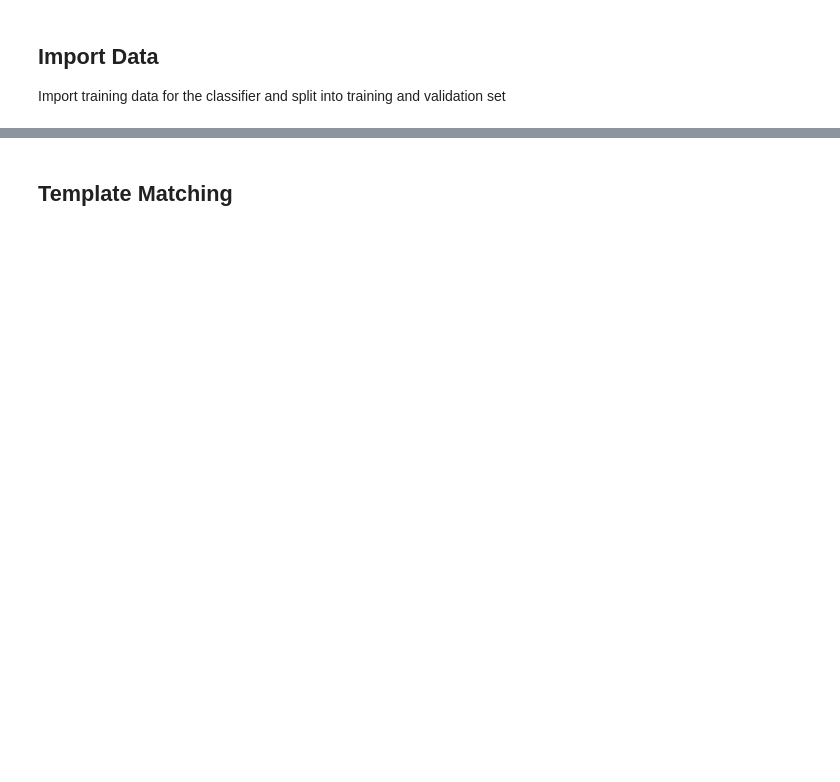
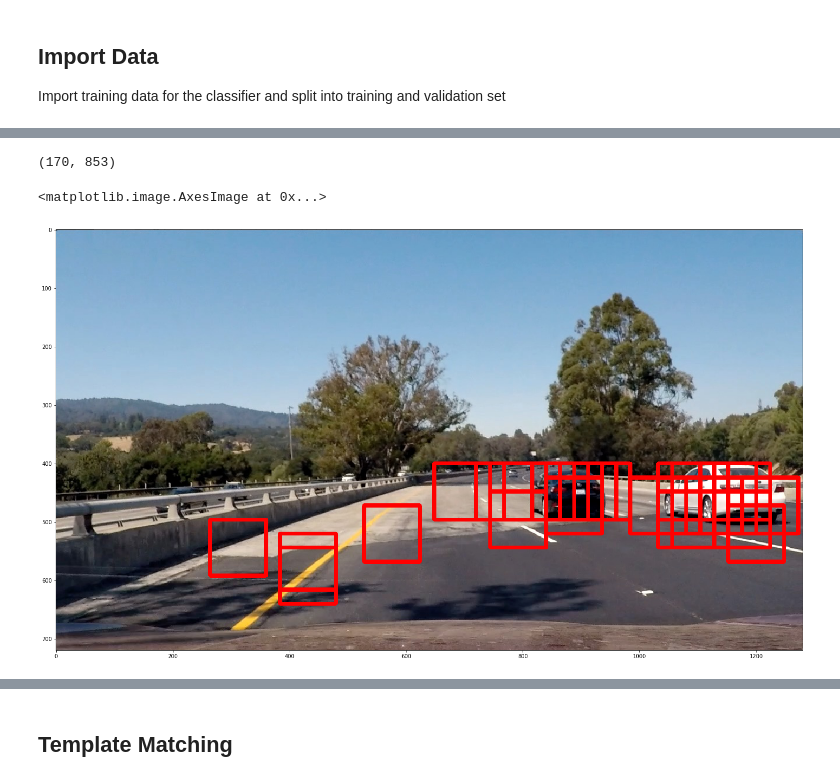
Before and after one commit to lhyleonghuiyu/CarND-Vehicle-Detection, a Jupyter notebook: starter.ipynb, the cells around one changed output, grey strips where cells are left out. Drawn from its saved outputs; the diff is of its cells as text; code cells hidden in the pictures; blank space fills up the shorter version.

```diff
--- a/starter.ipynb
+++ b/starter.ipynb
@@ -271,7 +308,7 @@ nonvehicle_list = []
 for dir in os.listdir('./vehicles/'):
     path = './vehicles/' + dir + '/'
     for filename in glob.glob(path+'*.png'): #assuming gif
-        vehicle_list.append(path+filename)
+        vehicle_list.append(filename)
 
 for dir in os.listdir('./non-vehicles/'):
     path = './non-vehicles/' + dir + '/'
@@ -294,0 +317,18 @@ Y.shape
+# %%
+#Split into training and validation set
+
+car_features = extract_features(vehicle_list, cspace='HLS', spatial_size=(32, 32),
+                        hist_bins=32, hist_range=(0, 256))
+noncar_features = extract_features(nonvehicle_list, cspace='HLS')
+X = np.vstack((car_features, noncar_features)).astype(np.float64)
+X_scaler = StandardScaler().fit(X)
+# Apply the scaler to X
+scaled_X = X_scaler.transform(X)
+
+#Prepare y dataset
+y_vehicles = np.ones(len(vehicle_list))
+y_nonvehicles = np.zeros(len(nonvehicle_list))
+Y = np.append(y_vehicles, y_nonvehicles)
+# %%
+#split data
+X_train, X_test, Y_train, Y_test = train_test_split(scaled_X, Y, test_size=0.2, random_state=np.random.randint(0,100))
@@ -294,0 +503,17 @@ Y.shape
+# %%
+#Lesson Code
+pic = cv2.imread('./test_images/test4.jpg')
+ystart = 400
+ystop = 656
+scale = 1.5
+
+rectangles = find_cars(pic, ystart, ystop, scale, clf, X_scaler, orient=9, pix_per_cell=8, cell_per_block=2, spatial_size=(32,32), hist_bins=32)
+draw_img = np.copy(pic)
+for rectangle in rectangles:
+    cv2.rectangle(draw_img, rectangle[0], rectangle[1], (255,0,0),6)
+
+plt.imshow(cv2.cvtColor(out_img,cv2.COLOR_BGR2RGB))
+# %% [output]
+(170, 853)
+<matplotlib.image.AxesImage at 0x...>
+[figure, added]
```
Also changed, not shown: parts of 20 cells of this notebook, 4 other files.
